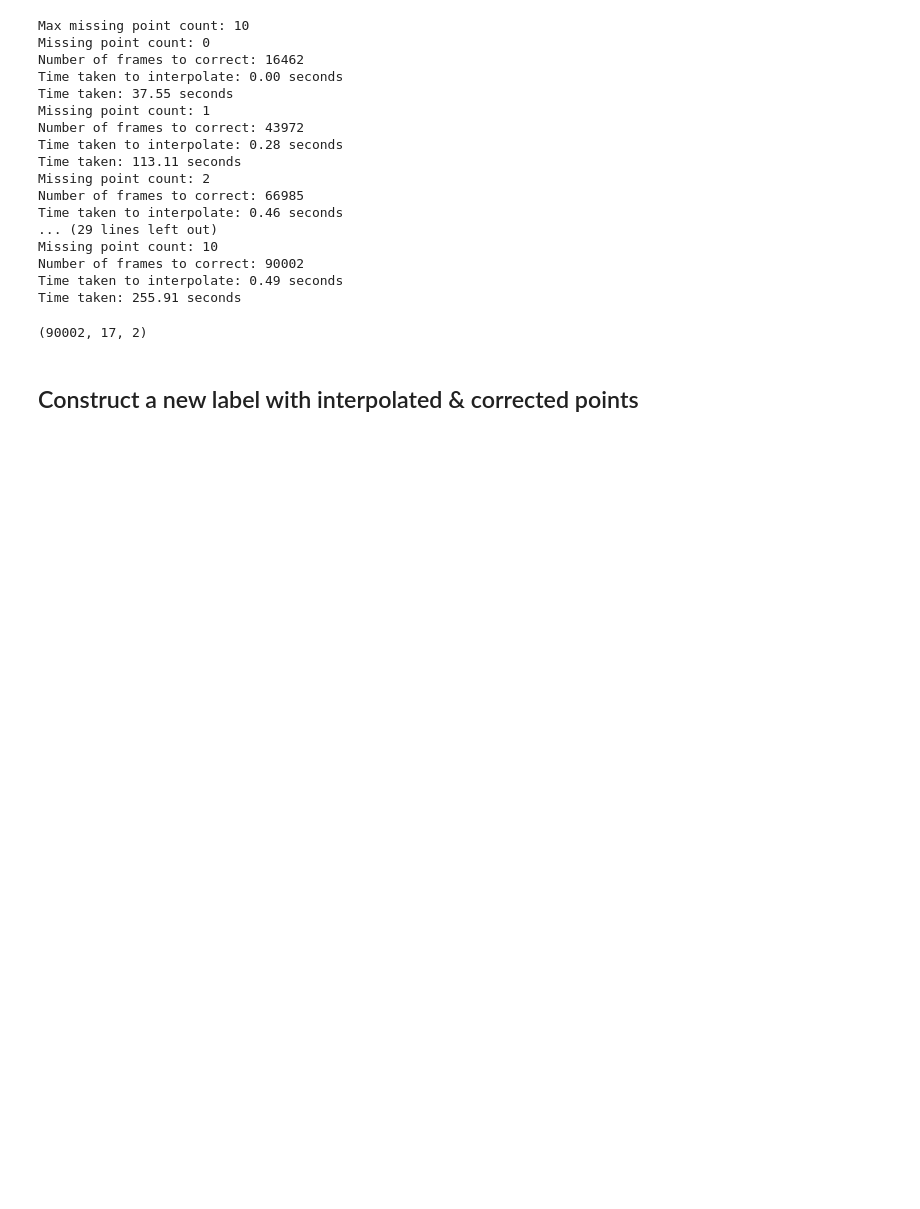
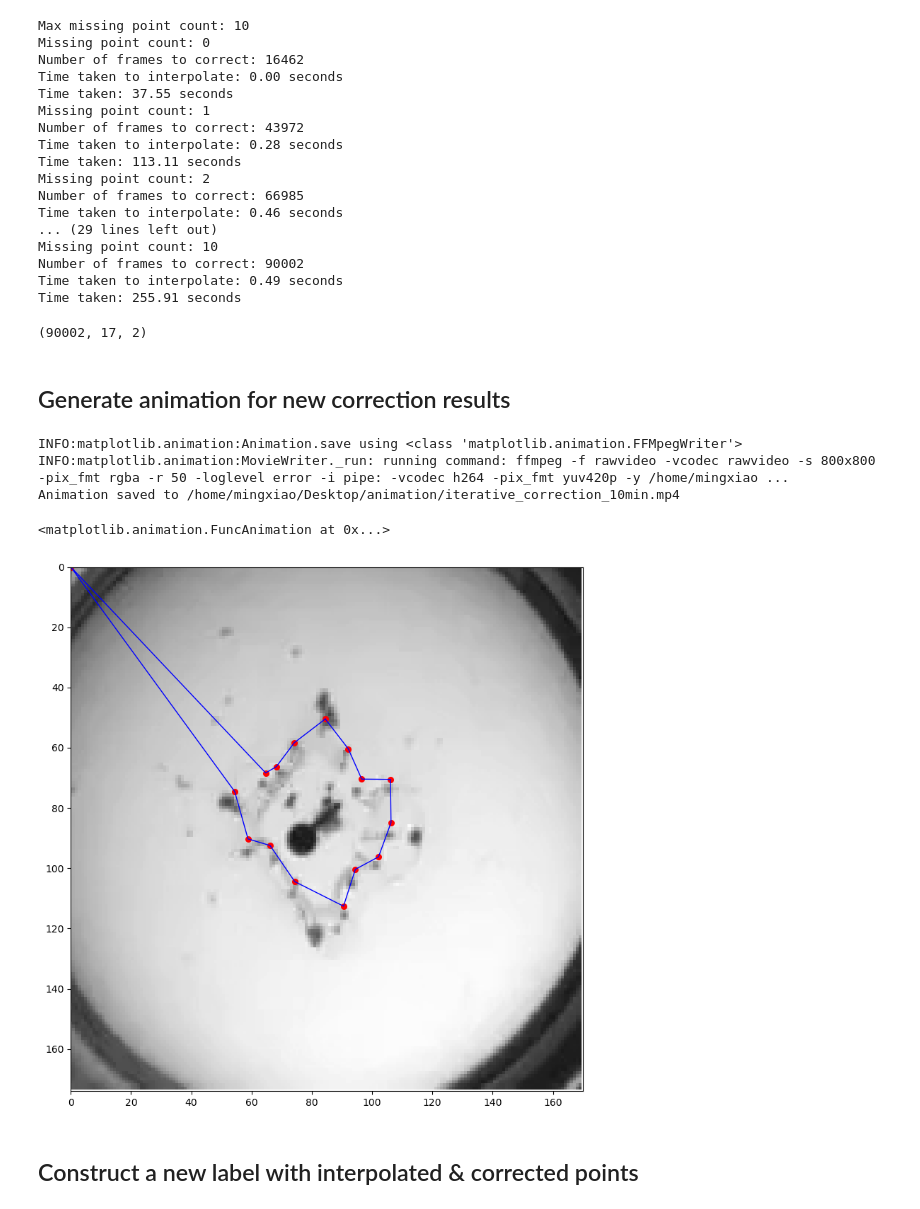
Before and after one commit to mingxiaowei/jelly-sleap, a Jupyter notebook: sleap/jelly/notebook/correct_before_interpolate.ipynb, the cells around one changed output. Saved outputs shown, nothing was run; the diff lists cells and outputs as text; code cells hidden in the pictures; blank space fills up the shorter version.

```diff
--- a/sleap/jelly/notebook/correct_before_interpolate.ipynb
+++ b/sleap/jelly/notebook/correct_before_interpolate.ipynb
@@ -317,6 +319,21 @@ all_points_corrected.shape
 np.save('/home/mingxiao/Desktop/jellyfish/video/video_1_clips/all_points_corrected_10min.npy', all_points_corrected)
 # %%
 all_points_corrected = np.load('/home/mingxiao/Desktop/jellyfish/video/video_1_clips/all_points_corrected_10min.npy')
+# %% [markdown]
+## Generate animation for new correction results
+# %%
+corrected_animation_path = '/home/mingxiao/Desktop/animation/iterative_correction_10min.mp4'
+frame_cnt, x, y = reencoded_10min_labels.video.shape[:3]
+get_animation_from_tracked_points(all_points_corrected, x, y,
+                                  output_path=corrected_animation_path,
+                                  bg_video=reencoded_10min_labels.video,
+                                  bg_video_start_idx=0)
+# %% [output]
+INFO:matplotlib.animation:Animation.save using <class 'matplotlib.animation.FFMpegWriter'>
+INFO:matplotlib.animation:MovieWriter._run: running command: ffmpeg -f rawvideo -vcodec rawvideo -s 800x800 -pix_fmt rgba -r 50 -loglevel error -i pipe: -vcodec h264 -pix_fmt yuv420p -y /home/mingxiao ...
+Animation saved to /home/mingxiao/Desktop/animation/iterative_correction_10min.mp4
+<matplotlib.animation.FuncAnimation at 0x...>
+[figure, added]
 # %% [markdown]
 ## Construct a new label with interpolated & corrected points
 # %%
```
Also changed, not shown: parts of 1 cell of this notebook, 1 other file.
